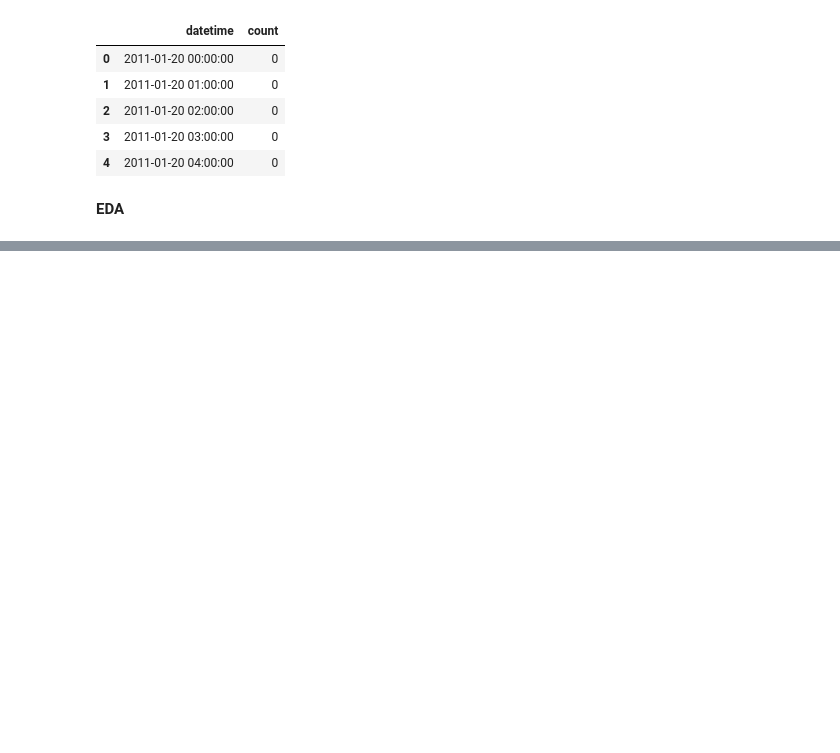
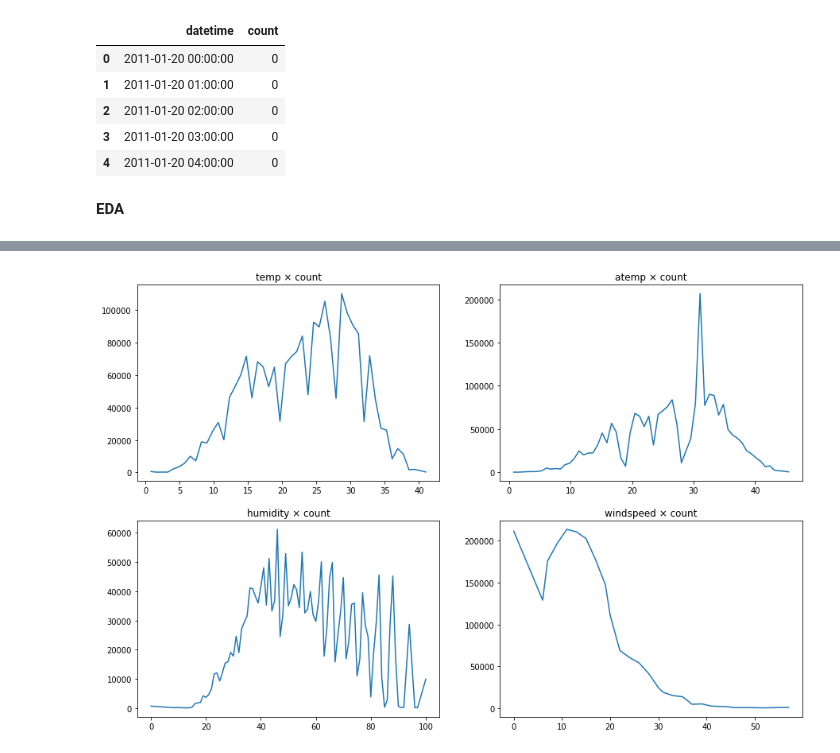
Before and after one commit to NagaoTadashi/Bike-sharing-demand, a Jupyter notebook: bike-sharing-demand.ipynb, the cells around one changed output, grey strips where cells are left out. Saved outputs shown, nothing was run; the diff lists cells and outputs as text; code cells hidden in the pictures; blank space fills up the shorter version.

```diff
--- a/bike-sharing-demand.ipynb
+++ b/bike-sharing-demand.ipynb
@@ -68,0 +97,11 @@ for n,label in enumerate(labels):
+# %%
+labels = ["temp","atemp","humidity","windspeed"]
+f,ax =  plt.subplots(2,2,figsize=(15,10))
+
+for n,label in enumerate(labels):
+    x = EDA_tr.groupby(label)["count"].sum().reset_index()[label]
+    y = EDA_tr.groupby(label)["count"].sum().reset_index()["count"]
+    ax[n//2,n%2].plot(x,y)
+    ax[n//2,n%2].set_title("{} × count".format(label))
+# %% [output]
+[figure, added]
```
Also changed, not shown: parts of 9 cells of this notebook.
